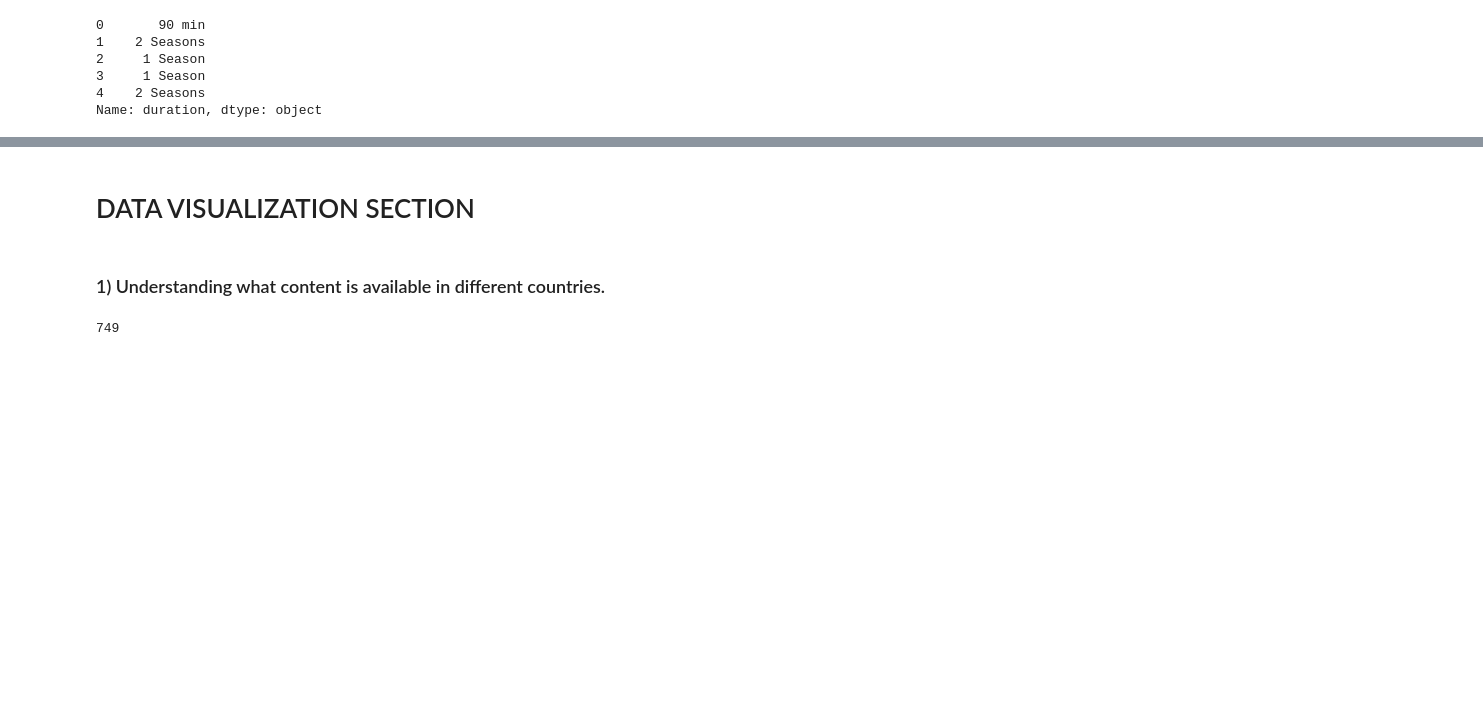
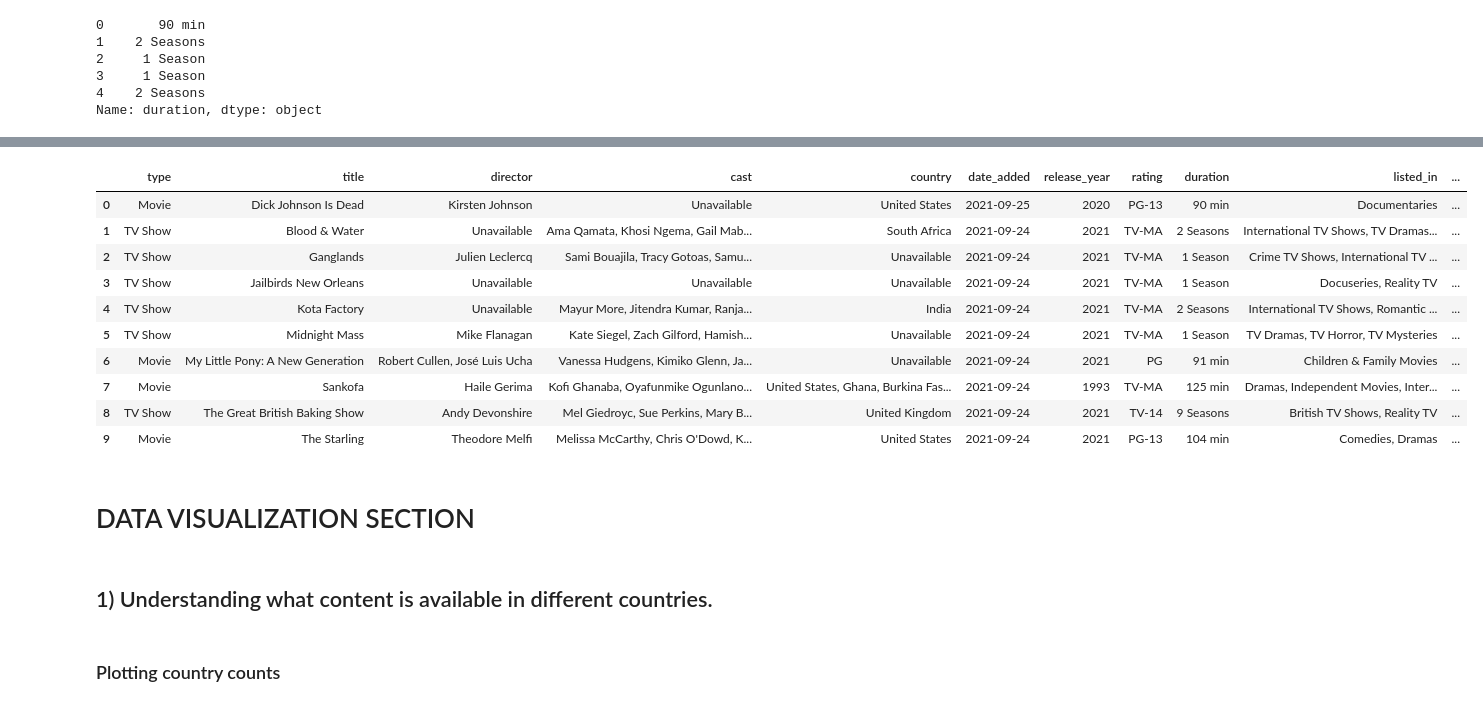
Before and after one commit to mutumagitonga/Netflix-Movies-and-TV-Shows-Data-Analysis, a Jupyter notebook: netflix_movies_and_shows.ipynb, the cells around one changed output, grey strips where cells are left out. Drawn from its saved outputs; the diff is of its cells as text; code cells hidden in the pictures; blank space fills up the shorter version.

Commit message:
Drop show_id column + start cleaning country column

```diff
--- a/netflix_movies_and_shows.ipynb
+++ b/netflix_movies_and_shows.ipynb
@@ -444,0 +452,2 @@ Name: duration, dtype: object
+# %%
+df = df.drop(['show_id'], axis=1)
@@ -444,0 +471,14 @@ Name: duration, dtype: object
+# %%
+df.head(10)
+# %% [output]
+|  | type | title | director | cast | country | date_added | release_year | rating | duration | listed_in | ... |
+| 0 | Movie | Dick Johnson Is Dead | Kirsten Johnson | Unavailable | United States | 2021-09-25 | 2020 | PG-13 | 90 min | Documentaries | ... |
+| 1 | TV Show | Blood & Water | Unavailable | Ama Qamata, Khosi Ngema, Gail Mab... | South Africa | 2021-09-24 | 2021 | TV-MA | 2 Seasons | International TV Shows, TV Dramas... | ... |
+| 2 | TV Show | Ganglands | Julien Leclercq | Sami Bouajila, Tracy Gotoas, Samu... | Unavailable | 2021-09-24 | 2021 | TV-MA | 1 Season | Crime TV Shows, International TV ... | ... |
+| 3 | TV Show | Jailbirds New Orleans | Unavailable | Unavailable | Unavailable | 2021-09-24 | 2021 | TV-MA | 1 Season | Docuseries, Reality TV | ... |
+| 4 | TV Show | Kota Factory | Unavailable | Mayur More, Jitendra Kumar, Ranja... | India | 2021-09-24 | 2021 | TV-MA | 2 Seasons | International TV Shows, Romantic ... | ... |
+| 5 | TV Show | Midnight Mass | Mike Flanagan | Kate Siegel, Zach Gilford, Hamish... | Unavailable | 2021-09-24 | 2021 | TV-MA | 1 Season | TV Dramas, TV Horror, TV Mysteries | ... |
+| 6 | Movie | My Little Pony: A New Generation | Robert Cullen, José Luis Ucha | Vanessa Hudgens, Kimiko Glenn, Ja... | Unavailable | 2021-09-24 | 2021 | PG | 91 min | Children & Family Movies | ... |
+| 7 | Movie | Sankofa | Haile Gerima | Kofi Ghanaba, Oyafunmike Ogunlano... | United States, Ghana, Burkina Fas... | 2021-09-24 | 1993 | TV-MA | 125 min | Dramas, Independent Movies, Inter... | ... |
+| 8 | TV Show | The Great British Baking Show | Andy Devonshire | Mel Giedroyc, Sue Perkins, Mary B... | United Kingdom | 2021-09-24 | 2021 | TV-14 | 9 Seasons | British TV Shows, Reality TV | ... |
+| 9 | Movie | The Starling | Theodore Melfi | Melissa McCarthy, Chris O'Dowd, K... | United States | 2021-09-24 | 2021 | PG-13 | 104 min | Comedies, Dramas | ... |
@@ -445,11 +487,11 @@ Name: duration, dtype: object
 # %% [markdown]
 # DATA VISUALIZATION SECTION
 # %% [markdown]
-### 1) Understanding what content is available in different countries.
+## 1) Understanding what content is available in different countries.
+# %% [markdown]
+### Plotting country counts
 # %%
 # Show the counts of different countries
 df['country'].nunique()
-# %% [output]
-749
 # %%
 df['country'].unique()
```
Also changed, not shown: parts of 15 cells of this notebook.
